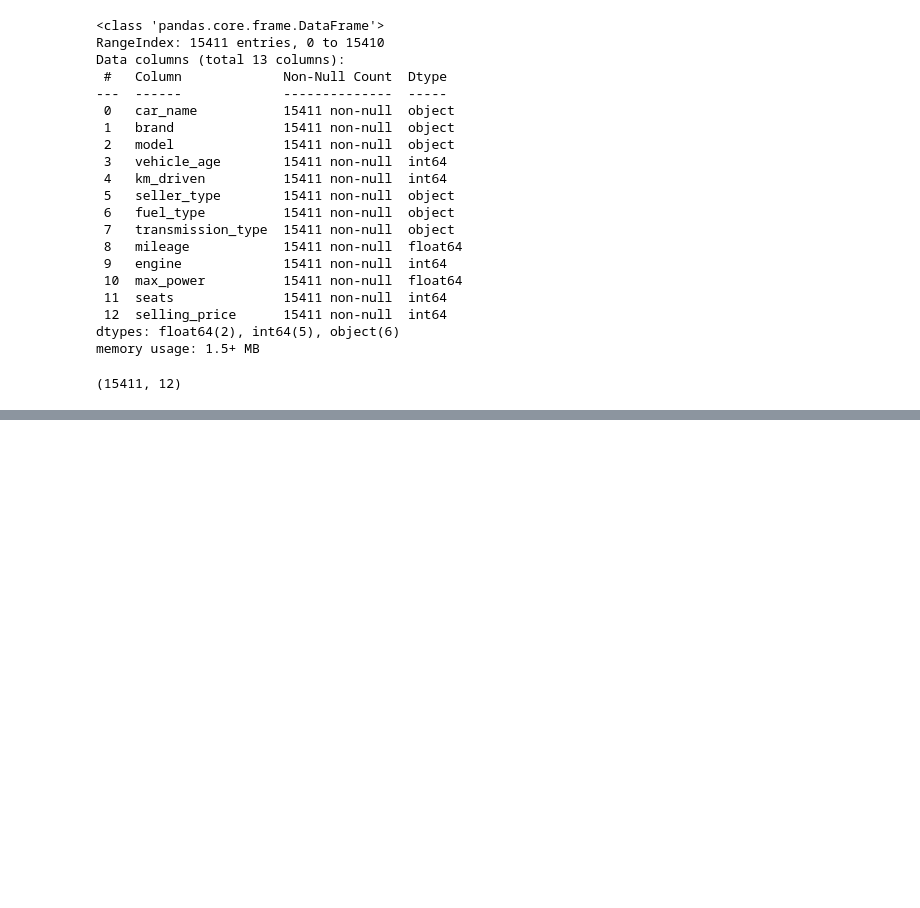
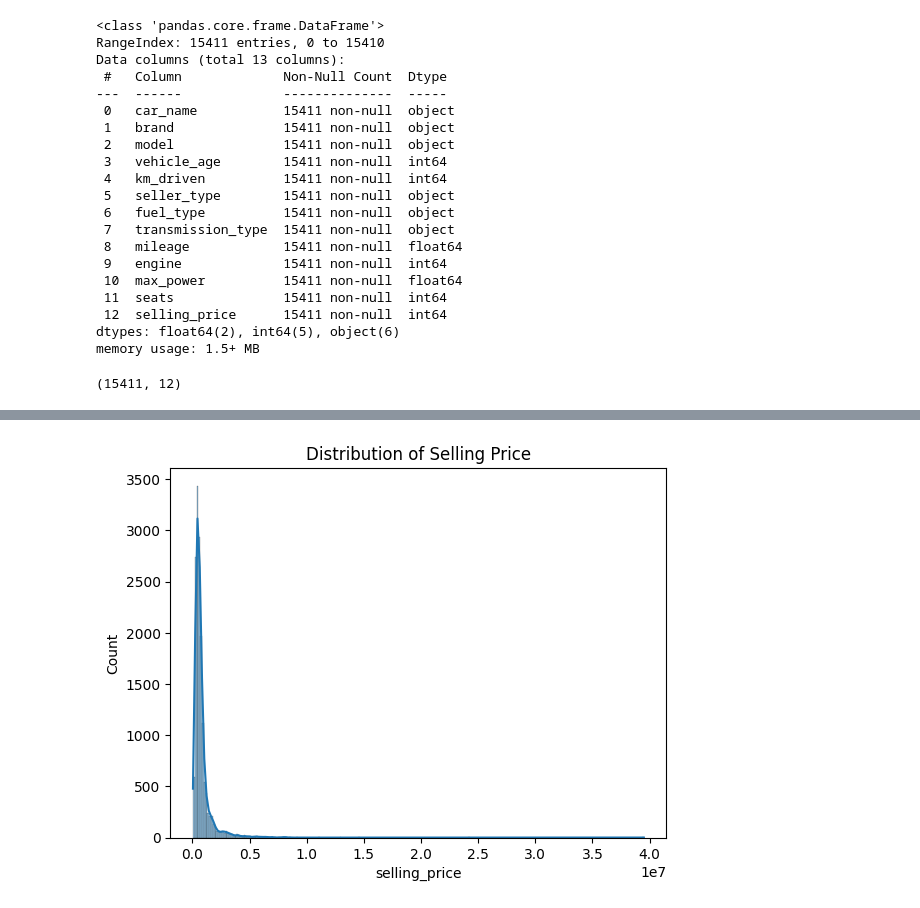
Before and after one commit to donxav/CarPre, a Jupyter notebook: data/Car_Prediction.ipynb, the cells around one changed output, grey strips where cells are left out. Cells and saved outputs as stored; diff of their text form; code cells hidden in the pictures; blank space fills up the shorter version.

```diff
--- a/data/Car_Prediction.ipynb
+++ b/data/Car_Prediction.ipynb
@@ -96,0 +112,6 @@ df.shape
+# %%
+sns.histplot(df['selling_price'], kde=True)
+plt.title("Distribution of Selling Price")
+plt.show()
+# %% [output]
+[figure, added]
```
Also changed, not shown: parts of 16 cells of this notebook, 3 other files.
